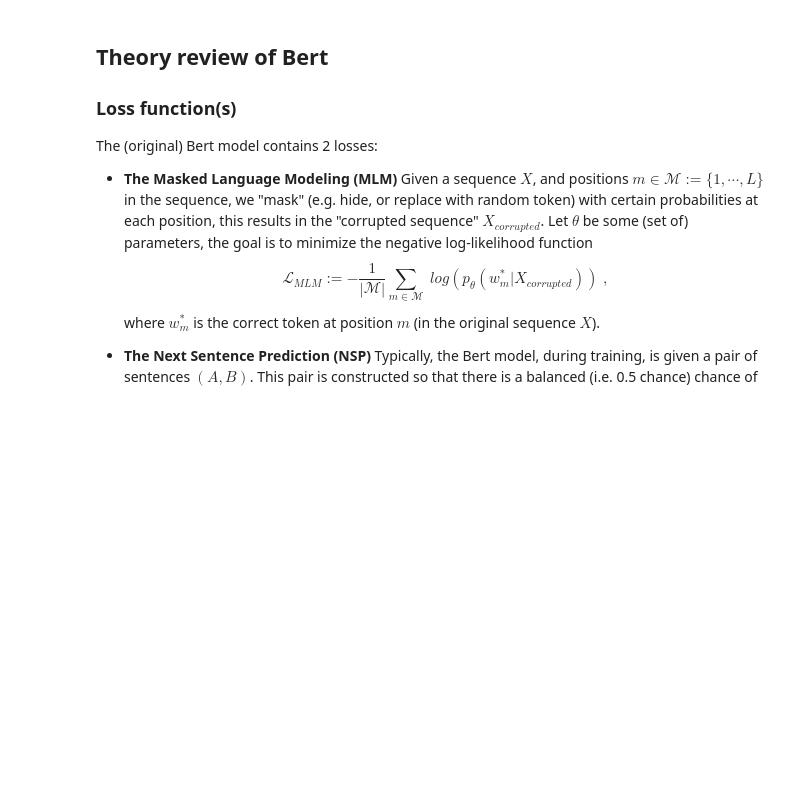
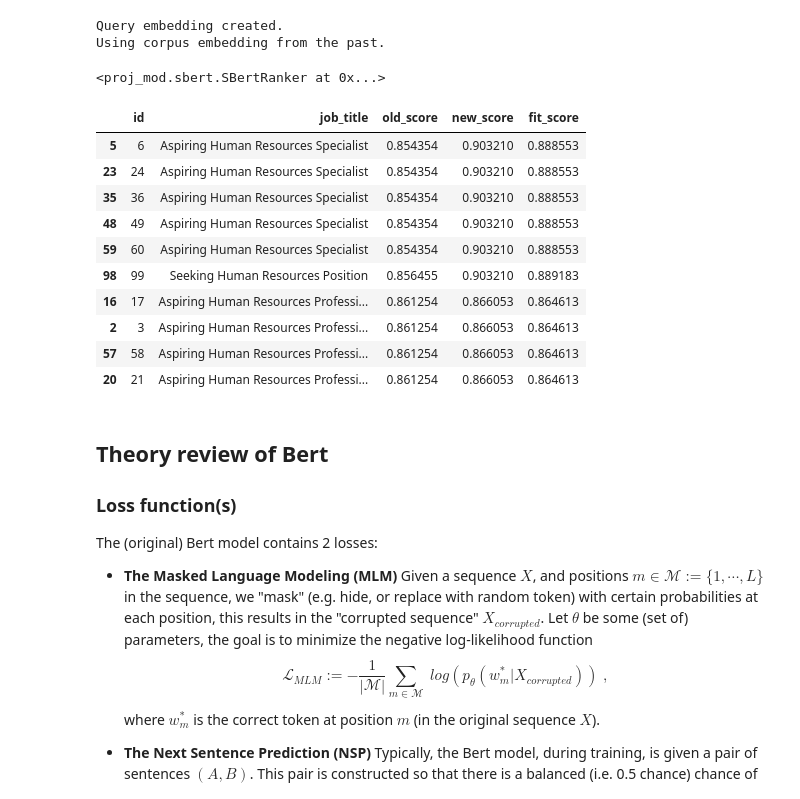
Before and after one commit to YCoeusZ/gv6i0bpu2dsV9oQo, a Jupyter notebook: note_books/bert_sbert.ipynb, the cells around one changed output. Drawn from its saved outputs; the diff is of its cells as text; code cells hidden in the pictures; blank space fills up the shorter version.

```diff
--- a/note_books/bert_sbert.ipynb
+++ b/note_books/bert_sbert.ipynb
@@ -5,3 +63,27 @@ This document is dedicate to experiments with Bert and SBert models.
+# %%
+query2=[
+    "Seeking Human Resources Position",
+    "Aspiring Human Resources Specialist"
+]
+SBertRanker.create_score(query=query2)
+# %% [output]
+Query embedding created.
+Using corpus embedding from the past.
+<proj_mod.sbert.SBertRanker at 0x...>
+# %%
+SBertRanker.df_fitted_.sort_values(by="new_score", ascending=False).head(10)
+# %% [output]
+|  | id | job_title | old_score | new_score | fit_score |
+| 5 | 6 | Aspiring Human Resources Specialist | 0.854354 | 0.903210 | 0.888553 |
+| 23 | 24 | Aspiring Human Resources Specialist | 0.854354 | 0.903210 | 0.888553 |
+| 35 | 36 | Aspiring Human Resources Specialist | 0.854354 | 0.903210 | 0.888553 |
+| 48 | 49 | Aspiring Human Resources Specialist | 0.854354 | 0.903210 | 0.888553 |
+| 59 | 60 | Aspiring Human Resources Specialist | 0.854354 | 0.903210 | 0.888553 |
+| 98 | 99 | Seeking Human Resources Position | 0.856455 | 0.903210 | 0.889183 |
+| 16 | 17 | Aspiring Human Resources Professi... | 0.861254 | 0.866053 | 0.864613 |
+| 2 | 3 | Aspiring Human Resources Professi... | 0.861254 | 0.866053 | 0.864613 |
+| 57 | 58 | Aspiring Human Resources Professi... | 0.861254 | 0.866053 | 0.864613 |
+| 20 | 21 | Aspiring Human Resources Professi... | 0.861254 | 0.866053 | 0.864613 |
 # %% [markdown]
 ## Theory review of Bert
 
```
Also changed, not shown: parts of 7 cells of this notebook, 1 other file.
